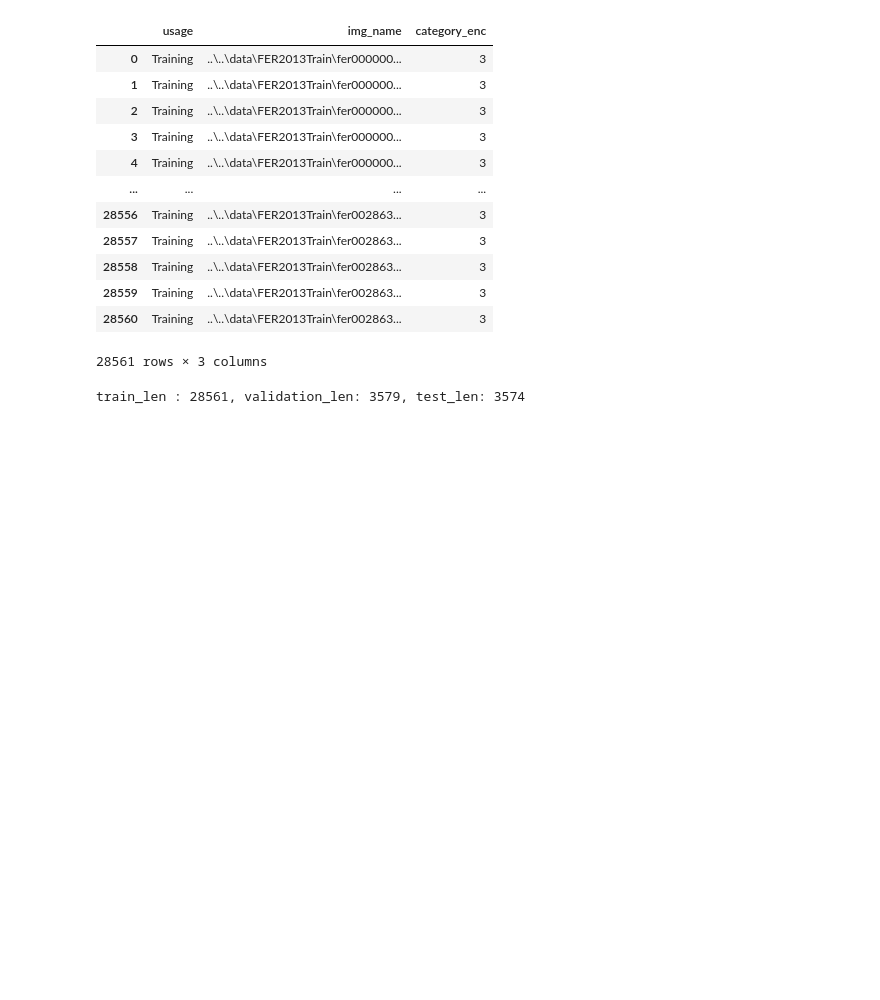
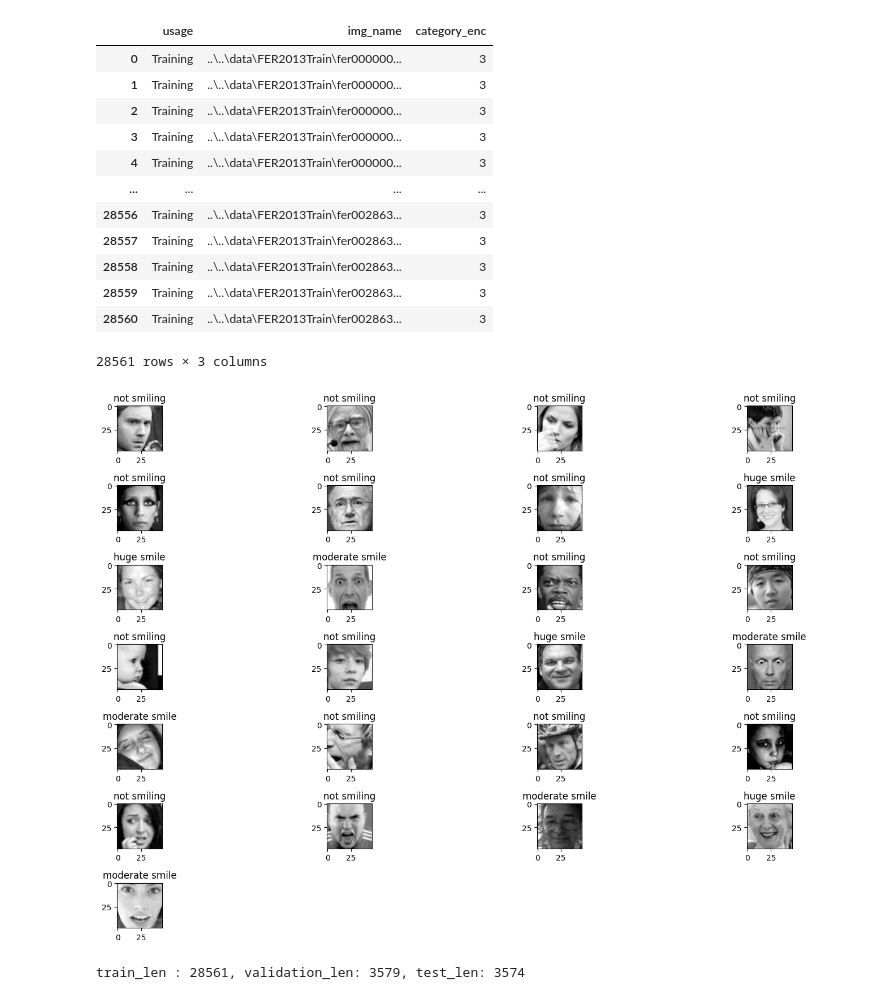
Before and after one commit to owolabioromidayo/image_printability_scoring, a Jupyter notebook: src/smiling/smiling score.ipynb, the cells around one changed output. Saved outputs shown, nothing was run; the diff lists cells and outputs as text; code cells hidden in the pictures; blank space fills up the shorter version.

```diff
--- a/src/smiling/smiling score.ipynb
+++ b/src/smiling/smiling score.ipynb
@@ -123,6 +123,40 @@ df_train
 | 28559 | Training | ..\..\data\FER2013Train\fer002863... | 3 |
 | 28560 | Training | ..\..\data\FER2013Train\fer002863... | 3 |
 28561 rows × 3 columns
+# %%
+import matplotlib.image as mpimg
+import os
+
+# Define the directory where your images are stored
+image_dir = 'path_to_directory'
+
+# List all image files in the directory
+image_files = df_train["img_name"][:25]
+
+# Create a grid of subplots
+num_images = len(image_files)
+num_cols = 4  # Number of columns in the grid
+num_rows = (num_images + num_cols - 1) // num_cols  # Calculate the number of rows needed
+
+plt.figure(figsize=(15, 10))
+
+for i, image_file in enumerate(image_files):
+    plt.subplot(num_rows, num_cols, i + 1)
+
+    # Load and display the image
+    img = mpimg.imread(image_file)
+    plt.imshow(img, cmap="gray")
+
+    # Set subplot title as the image filename
+    plt.title(label_encoder.inverse_transform([df_train["category_enc"][i]])[0])
+
+# Adjust spacing between subplots
+plt.tight_layout()
+
+# Show the grid of images
+plt.show()
+# %% [output]
+[figure, added]
 # %%
 class CustomRankingDataset(Dataset):
     err_count = 0
```
Also changed, not shown: 1 other file.
